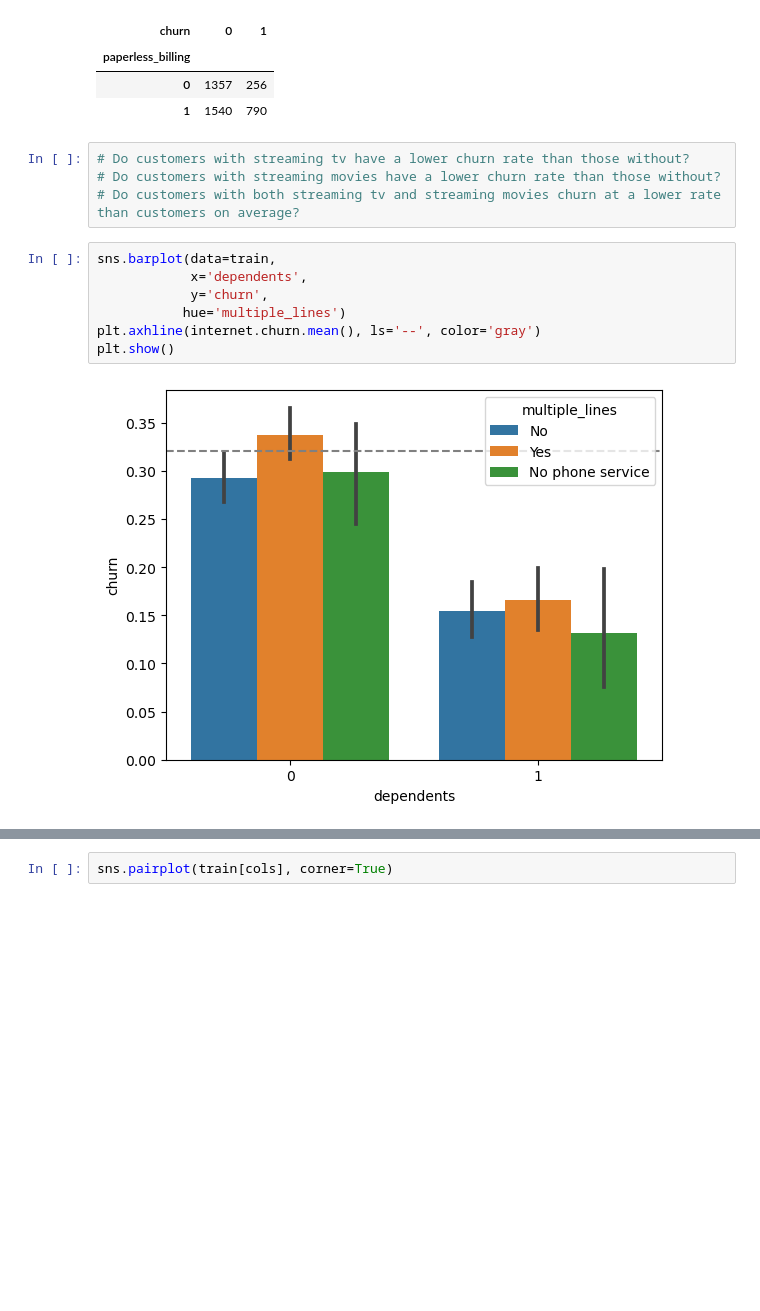
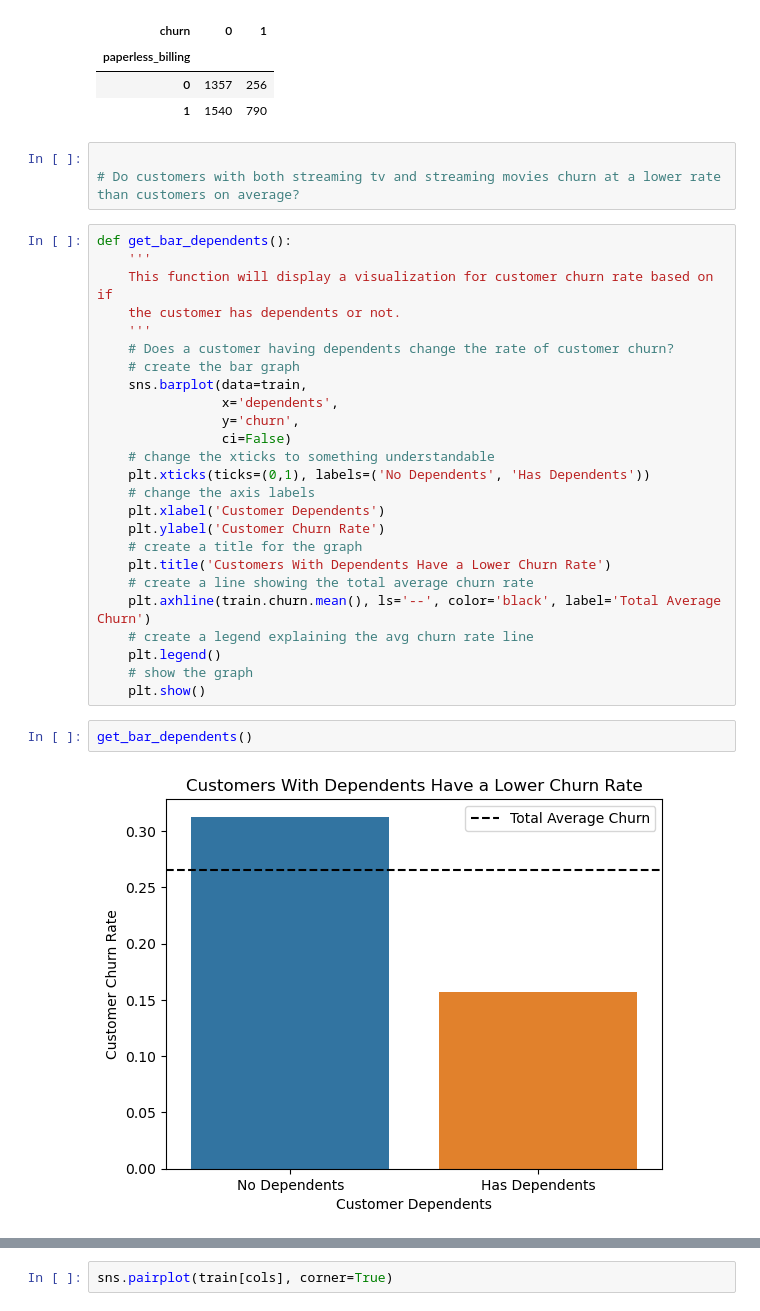
Before and after one commit to Adam-Harris87/classification-project, a Jupyter notebook: explore.ipynb, the cells around one changed output, grey strips where cells are left out. Drawn from its saved outputs; the diff is of its cells as text; blank space fills up the shorter version.

```diff
--- a/explore.ipynb
+++ b/explore.ipynb
@@ -712,15 +739,34 @@ pd.crosstab(train.paperless_billing, train.churn)
 | 0 | 1357 | 256 |
 | 1 | 1540 | 790 |
 # %%
-# Do customers with streaming tv have a lower churn rate than those without?
-# Do customers with streaming movies have a lower churn rate than those without?
+
 # Do customers with both streaming tv and streaming movies churn at a lower rate than customers on average?
 # %%
-sns.barplot(data=train,
-            x='dependents',
-            y='churn',
-           hue='multiple_lines')
-plt.axhline(internet.churn.mean(), ls='--', color='gray')
-plt.show()
+def get_bar_dependents():
+    '''
+    This function will display a visualization for customer churn rate based on if
+    the customer has dependents or not.
+    '''
+    # Does a customer having dependents change the rate of customer churn?
+    # create the bar graph
+    sns.barplot(data=train,
+                x='dependents',
+                y='churn',
+                ci=False)
+    # change the xticks to something understandable
+    plt.xticks(ticks=(0,1), labels=('No Dependents', 'Has Dependents'))
+    # change the axis labels
+    plt.xlabel('Customer Dependents')
+    plt.ylabel('Customer Churn Rate')
+    # create a title for the graph
+    plt.title('Customers With Dependents Have a Lower Churn Rate')
+    # create a line showing the total average churn rate
+    plt.axhline(train.churn.mean(), ls='--', color='black', label='Total Average Churn')
+    # create a legend explaining the avg churn rate line
+    plt.legend()
+    # show the graph
+    plt.show()
-# %% [output]
-[figure, removed]
+# %%
+get_bar_dependents()
+# %% [output]
+[figure, added]
```
Also changed, not shown: parts of 41 cells of this notebook, 2 other files.
